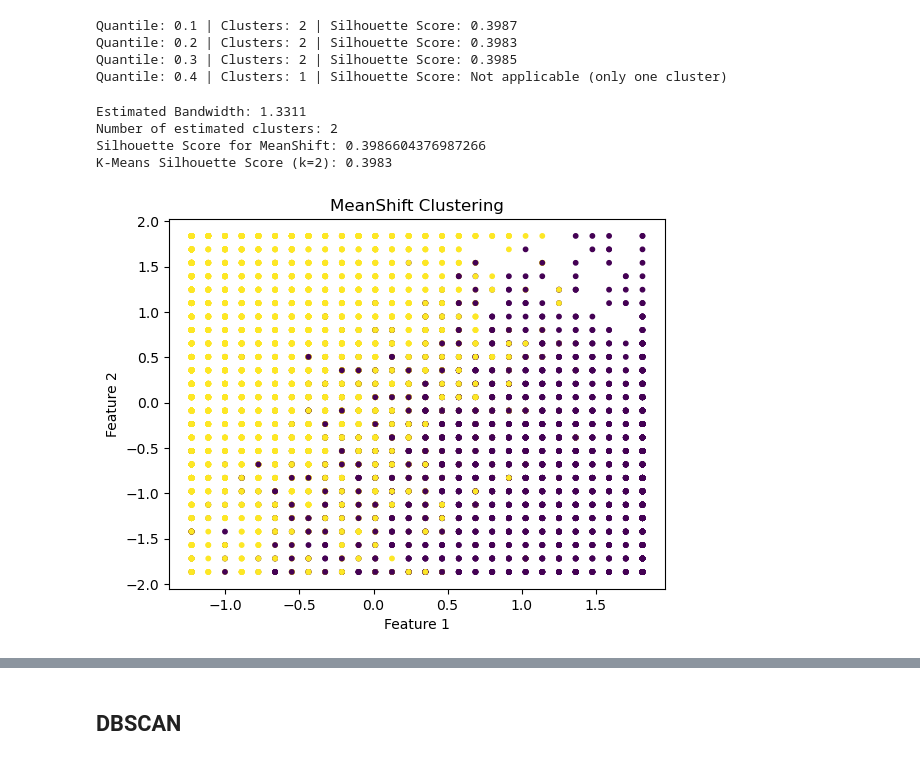
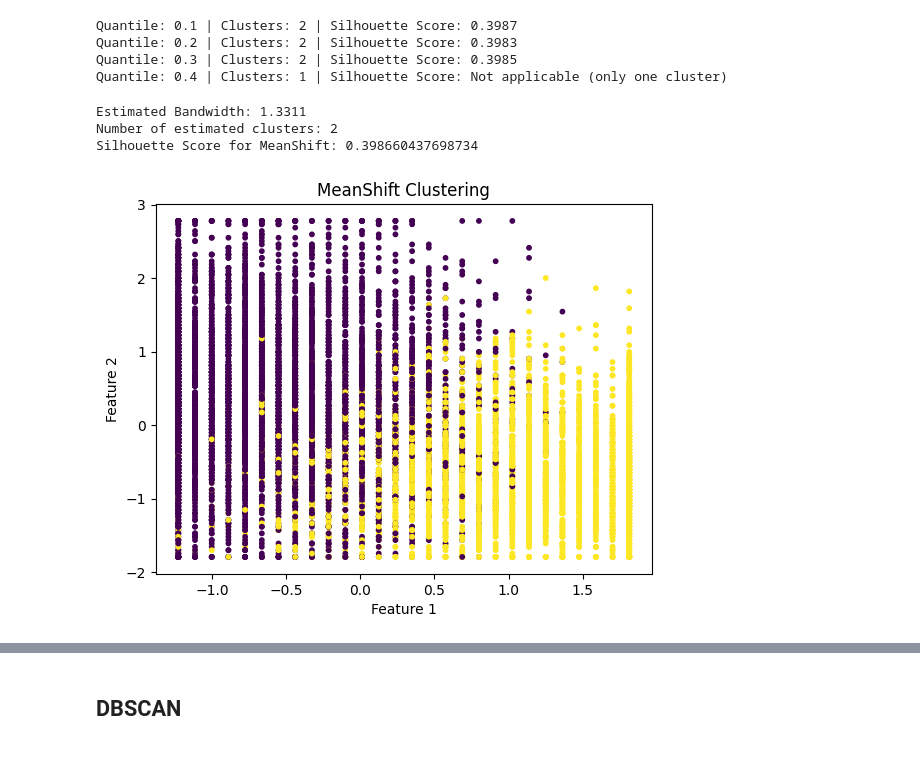
Before and after one commit to LauAHung/BACS2003-AI-Assignment, a Jupyter notebook: BACS2003 ASSIGNMET.ipynb, the cells around one changed output, grey strips where cells are left out. Cells and saved outputs as stored; diff of their text form; code cells hidden in the pictures.

```diff
--- a/BACS2003 ASSIGNMET.ipynb
+++ b/BACS2003 ASSIGNMET.ipynb
@@ -449,7 +462,7 @@ wcss = []  # Within-cluster sum of squares
 K_range = range(1, 11)
 for k in K_range:
     kmeans = KMeans(n_clusters=k, random_state=42)
-    kmeans.fit(scaled_features)
+    kmeans.fit(scaled_df)
     wcss.append(kmeans.inertia_)
 
 # Plot
@@ -467,8 +480,8 @@ from sklearn.metrics import silhouette_score
 
 for k in range(2, 11):
     kmeans = KMeans(n_clusters=k, random_state=42)
-    labels = kmeans.fit_predict(scaled_features)
-    score = silhouette_score(scaled_features, labels)
+    labels = kmeans.fit_predict(scaled_df)
+    score = silhouette_score(scaled_df, labels)
     print(f'Silhouette Score for k={k}: {score:.9f}')
 # %% [output]
 Silhouette Score for k=2: 0.398285429
@@ -600,24 +645,20 @@ import matplotlib.pyplot as plt
 import numpy as np
 import pandas as pd
 # %%
-features = ['Age', 'WeeklyListeningHours', 'NumberOfPlaylists', 'FavoriteMusicType']  # Adjust if needed
-X = df[features]
-scaler = StandardScaler()
-X_scaled = scaler.fit_transform(X)
 
 #Parameter Sensitivity Analysis
 quantiles = [0.1, 0.2, 0.3, 0.4]
 for q in quantiles:
-    bandwidth = estimate_bandwidth(X_scaled, quantile=q, n_samples=5000)
+    bandwidth = estimate_bandwidth(scaled_df, quantile=q, n_samples=5000)
     meanshift = MeanShift(bandwidth=bandwidth, bin_seeding=True)
-    meanshift.fit(X_scaled)
+    meanshift.fit(scaled_df)
     labels = meanshift.labels_
     n_clusters = len(set(labels))
 
     print(f"Quantile: {q} | Clusters: {n_clusters}", end='')
 
     if n_clusters > 1:
-        score = silhouette_score(X_scaled, labels)
+        score = silhouette_score(scaled_df, labels)
         print(f" | Silhouette Score: {score:.4f}")
     else:
         print(" | Silhouette Score: Not applicable (only one cluster)")
@@ -626,42 +667,38 @@ Quantile: 0.1 | Clusters: 2 | Silhouette Score: 0.3987
 Quantile: 0.2 | Clusters: 2 | Silhouette Score: 0.3983
 Quantile: 0.3 | Clusters: 2 | Silhouette Score: 0.3985
 Quantile: 0.4 | Clusters: 1 | Silhouette Score: Not applicable (only one cluster)
-# %%
-# Step 1: Estimate bandwidth
-bandwidth = estimate_bandwidth(X_scaled, quantile=0.1, n_samples=5000)
-print(f"Estimated Bandwidth: {bandwidth:.4f}")
-
-# Step 2: Apply MeanShift
-meanshift = MeanShift(bandwidth=bandwidth, bin_seeding=True)
-meanshift.fit(X_scaled)
-
-# Step 3: Get labels
-labels_ms = meanshift.labels_
-cluster_centers = meanshift.cluster_centers_
-n_clusters_ = len(set(labels_ms))
-
-print(f"Number of estimated clusters: {n_clusters_}")
-
-# Step 4: Evaluate clustering performance
-silhouette_avg = silhouette_score(X_scaled, labels_ms)
-print(f"Silhouette Score for MeanShift: {silhouette_avg}")
-
-# Compare with Kmean
-kmeans = KMeans(n_clusters=n_clusters_, random_state=42)
-kmeans.fit(X_scaled)
-kmeans_labels = kmeans.labels_
-kmeans_score = silhouette_score(X_scaled, kmeans_labels)
-print(f"K-Means Silhouette Score (k={n_clusters_}): {kmeans_score:.4f}")
-# %% [output]
-Estimated Bandwidth: 1.3311
-Number of estimated clusters: 2
-Silhouette Score for MeanShift: 0.3986604376987266
-K-Means Silhouette Score (k=2): 0.3983
+# %%
+# Step 1: Estimate bandwidth
+bandwidth = estimate_bandwidth(scaled_df, quantile=0.1, n_samples=5000)
+print(f"Estimated Bandwidth: {bandwidth:.4f}")
+
+# Step 2: Apply MeanShift
+meanshift = MeanShift(bandwidth=bandwidth, bin_seeding=True)
+meanshift.fit(scaled_df)
+
+# Step 3: Get labels
+labels_ms = meanshift.labels_
+cluster_centers = meanshift.cluster_centers_
+n_clusters_ = len(set(labels_ms))
+
+# Step 3.5: Reverse labels if there are exactly 2 clusters
+if n_clusters_ == 2:
+    labels_ms = np.where(labels_ms == 0, 1, 0)
+
+print(f"Number of estimated clusters: {n_clusters_}")
+
+# Step 4: Evaluate clustering performance
+silhouette_avg = silhouette_score(scaled_df, labels_ms)
+print(f"Silhouette Score for MeanShift: {silhouette_avg}")
+# %% [output]
+Estimated Bandwidth: 1.3311
+Number of estimated clusters: 2
+Silhouette Score for MeanShift: 0.398660437698734
 # %%
-plt.scatter(X_scaled[:, 0], X_scaled[:, 1], c=labels_ms, cmap='viridis', s=10)
+plt.scatter(scaled_df[:, 0], scaled_df[:, 1], c=labels_ms, cmap='viridis', s=10)
 plt.title("MeanShift Clustering")
 plt.xlabel("Feature 1")
 plt.ylabel("Feature 2")
 plt.show()
 # %% [output]
-[figure, old version]
+[figure, new version]
```
Also changed, not shown: parts of 35 cells of this notebook.
